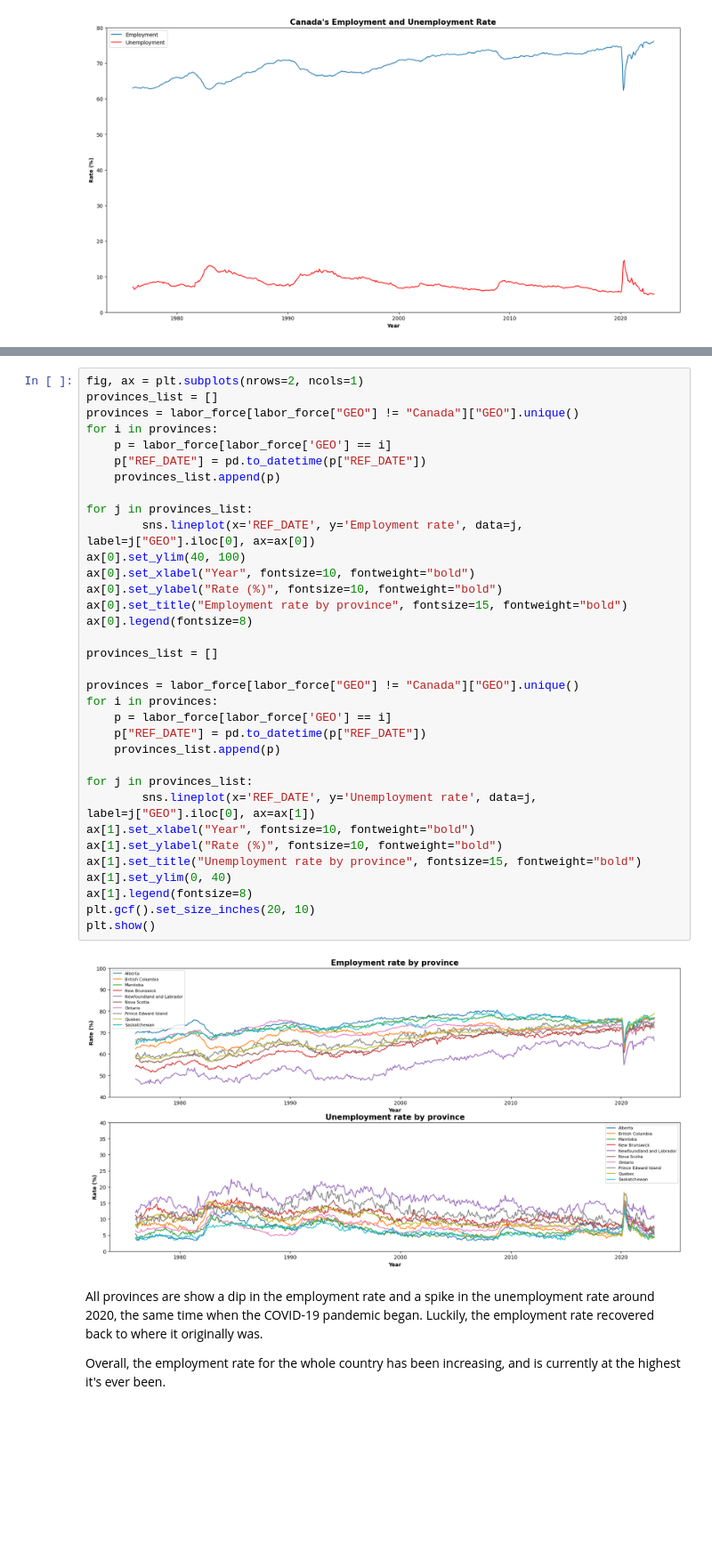
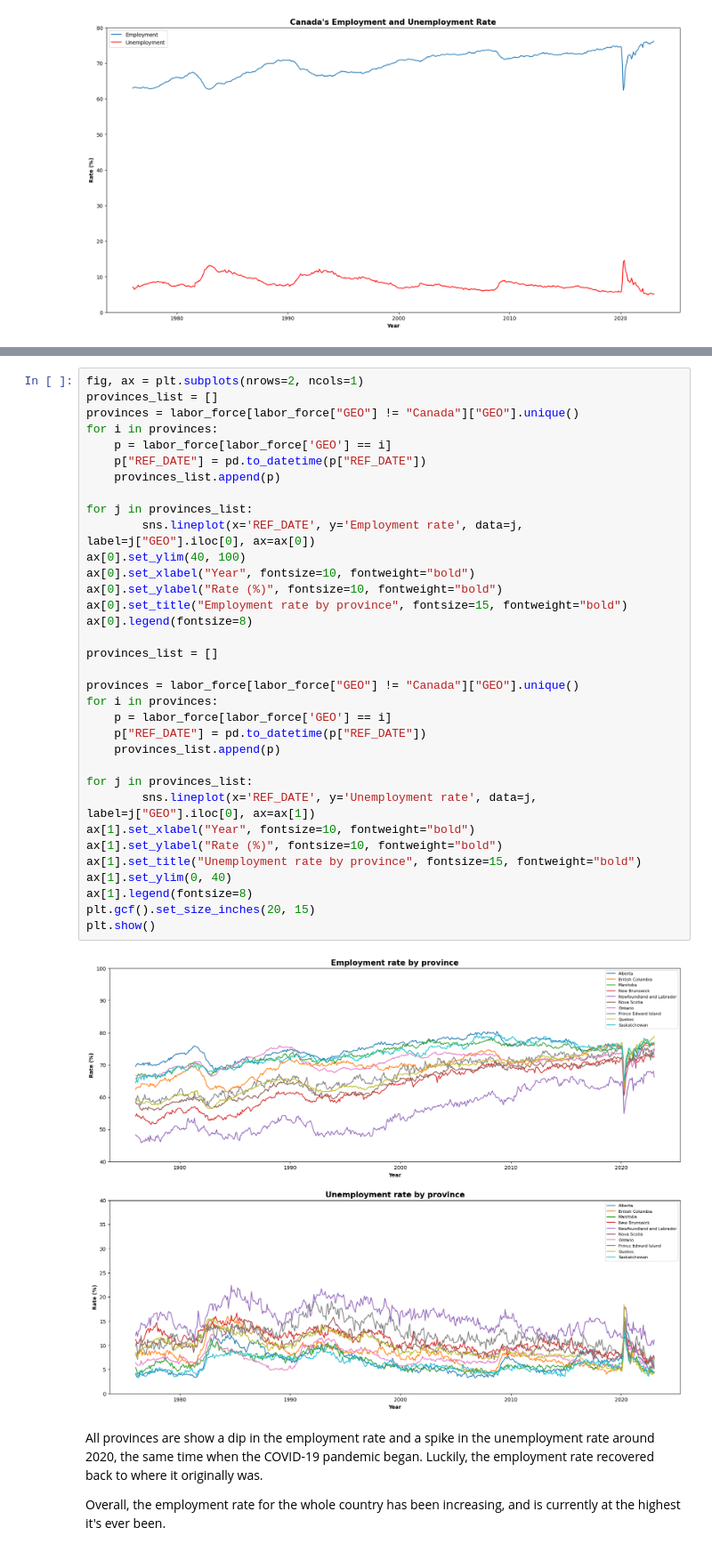
Before and after one commit to rehan-nasir/canada_labour_force_analysis, a Jupyter notebook: labor_market_analysis.ipynb, the cells around one changed output, grey strips where cells are left out. Shown at 89% size. Saved outputs shown, nothing was run; the diff lists cells and outputs as text; blank space fills up the shorter version.

Commit message:
Added final EDA visual

```diff
--- a/labor_market_analysis.ipynb
+++ b/labor_market_analysis.ipynb
@@ -205,35 +203,35 @@ provinces = labor_force[labor_force["GEO"] != "Canada"]["GEO"].unique()
 for i in provinces:
     p = labor_force[labor_force['GEO'] == i]
     p["REF_DATE"] = pd.to_datetime(p["REF_DATE"])
     provinces_list.append(p)
 
 for j in provinces_list:
         sns.lineplot(x='REF_DATE', y='Employment rate', data=j, label=j["GEO"].iloc[0], ax=ax[0])
 ax[0].set_ylim(40, 100)
 ax[0].set_xlabel("Year", fontsize=10, fontweight="bold")
 ax[0].set_ylabel("Rate (%)", fontsize=10, fontweight="bold")
 ax[0].set_title("Employment rate by province", fontsize=15, fontweight="bold")
 ax[0].legend(fontsize=8)
 
 provinces_list = []
 
 provinces = labor_force[labor_force["GEO"] != "Canada"]["GEO"].unique()
 for i in provinces:
     p = labor_force[labor_force['GEO'] == i]
     p["REF_DATE"] = pd.to_datetime(p["REF_DATE"])
     provinces_list.append(p)
 
 for j in provinces_list:
         sns.lineplot(x='REF_DATE', y='Unemployment rate', data=j, label=j["GEO"].iloc[0], ax=ax[1])
 ax[1].set_xlabel("Year", fontsize=10, fontweight="bold")
 ax[1].set_ylabel("Rate (%)", fontsize=10, fontweight="bold")
 ax[1].set_title("Unemployment rate by province", fontsize=15, fontweight="bold")
 ax[1].set_ylim(0, 40)
 ax[1].legend(fontsize=8)
-plt.gcf().set_size_inches(20, 10)
+plt.gcf().set_size_inches(20, 15)
 plt.show()
 # %% [output]
-[figure, old version]
+[figure, new version]
 # %% [markdown]
 All provinces are show a dip in the employment rate and a spike in the unemployment rate around 2020, the same time when the COVID-19 pandemic began. Luckily, the employment rate recovered back to where it originally was.
 
```
Also changed, not shown: parts of 17 cells of this notebook.
